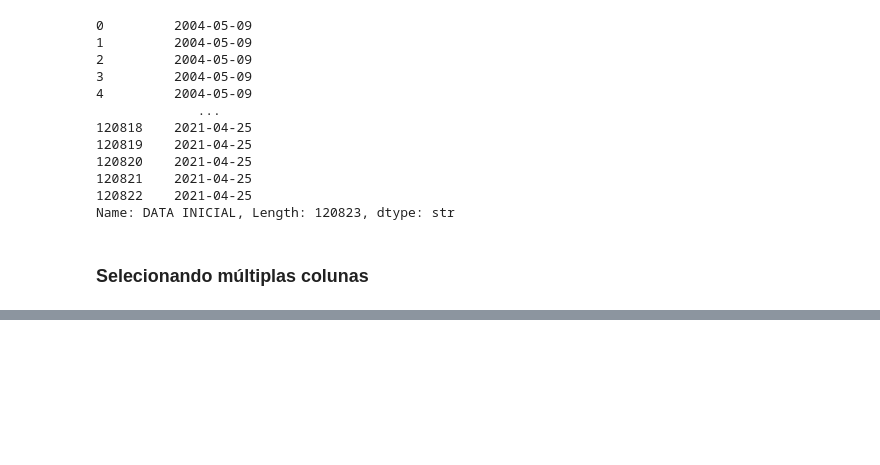
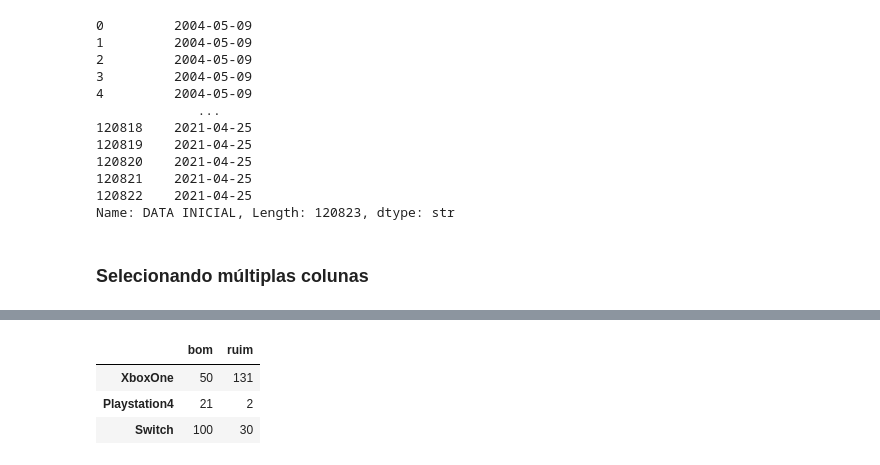
Before and after one commit to adalbertobrant/lipai, a Jupyter notebook: atividades/estudo-python/src/09-pandas/manipulacao_dados_pandas.ipynb, the cells around one changed output, grey strips where cells are left out. Cells and saved outputs as stored; diff of their text form; code cells hidden in the pictures; blank space fills up the shorter version.

```diff
--- a/atividades/estudo-python/src/09-pandas/manipulacao_dados_pandas.ipynb
+++ b/atividades/estudo-python/src/09-pandas/manipulacao_dados_pandas.ipynb
@@ -802,0 +860,8 @@ data[['PRODUTO', 'ESTADO', 'REGIÃO']]
+# %%
+# retorna todas as linhas e apenas as colunas com rótulos 'bom' e 'ruim'
+pesquisa_de_satisfacao.loc[:,['bom','ruim']]
+# %% [output]
+|  | bom | ruim |
+| XboxOne | 50 | 131 |
+| Playstation4 | 21 | 2 |
+| Switch | 100 | 30 |
```
Also changed, not shown: parts of 21 cells of this notebook.
